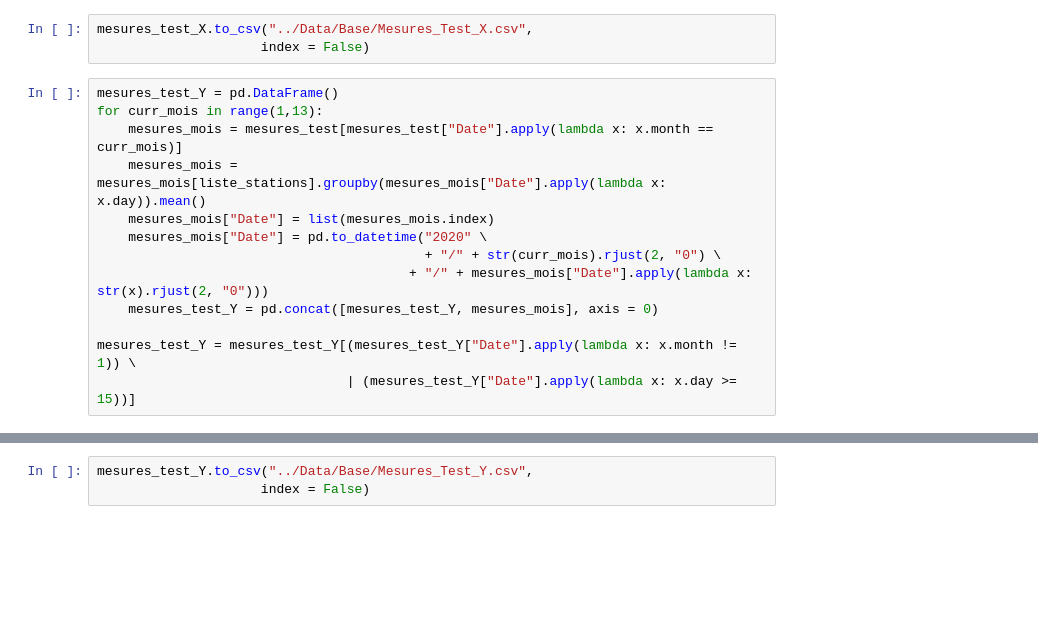
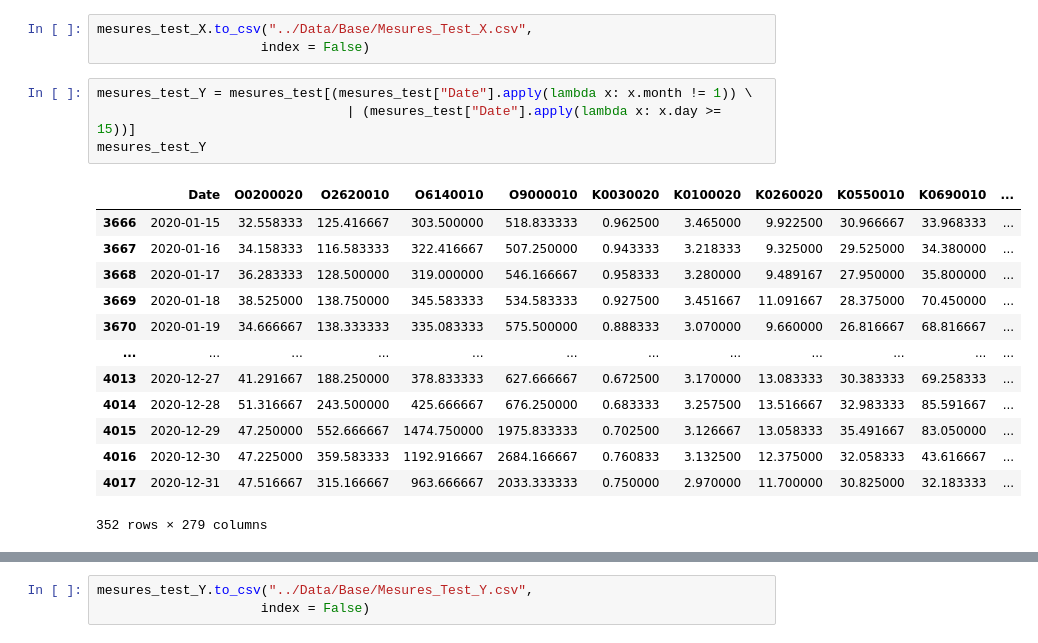
Before and after one commit to JlnZhou/ProjectML, a Jupyter notebook: Cadre.ipynb, the cells around one changed output, grey strips where cells are left out. Drawn from its saved outputs; the diff is of its cells as text; blank space fills up the shorter version.

```diff
--- a/Cadre.ipynb
+++ b/Cadre.ipynb
@@ -83,15 +83,20 @@ mesures_test_X
 mesures_test_X.to_csv("../Data/Base/Mesures_Test_X.csv",
                      index = False)
 # %%
-mesures_test_Y = pd.DataFrame()
-for curr_mois in range(1,13):
-    mesures_mois = mesures_test[mesures_test["Date"].apply(lambda x: x.month == curr_mois)]
-    mesures_mois = mesures_mois[liste_stations].groupby(mesures_mois["Date"].apply(lambda x: x.day)).mean()
-    mesures_mois["Date"] = list(mesures_mois.index)
-    mesures_mois["Date"] = pd.to_datetime("2020" \
-                                          + "/" + str(curr_mois).rjust(2, "0") \
-                                        + "/" + mesures_mois["Date"].apply(lambda x: str(x).rjust(2, "0")))
-    mesures_test_Y = pd.concat([mesures_test_Y, mesures_mois], axis = 0)
-
-mesures_test_Y = mesures_test_Y[(mesures_test_Y["Date"].apply(lambda x: x.month != 1)) \
-                                | (mesures_test_Y["Date"].apply(lambda x: x.day >= 15))]
+mesures_test_Y = mesures_test[(mesures_test["Date"].apply(lambda x: x.month != 1)) \
+                                | (mesures_test["Date"].apply(lambda x: x.day >= 15))]
+mesures_test_Y
+# %% [output]
+|  | Date | O0200020 | O2620010 | O6140010 | O9000010 | K0030020 | K0100020 | K0260020 | K0550010 | K0690010 | ... |
+| 3666 | 2020-01-15 | 32.558333 | 125.416667 | 303.500000 | 518.833333 | 0.962500 | 3.465000 | 9.922500 | 30.966667 | 33.968333 | ... |
+| 3667 | 2020-01-16 | 34.158333 | 116.583333 | 322.416667 | 507.250000 | 0.943333 | 3.218333 | 9.325000 | 29.525000 | 34.380000 | ... |
+| 3668 | 2020-01-17 | 36.283333 | 128.500000 | 319.000000 | 546.166667 | 0.958333 | 3.280000 | 9.489167 | 27.950000 | 35.800000 | ... |
+| 3669 | 2020-01-18 | 38.525000 | 138.750000 | 345.583333 | 534.583333 | 0.927500 | 3.451667 | 11.091667 | 28.375000 | 70.450000 | ... |
+| 3670 | 2020-01-19 | 34.666667 | 138.333333 | 335.083333 | 575.500000 | 0.888333 | 3.070000 | 9.660000 | 26.816667 | 68.816667 | ... |
+| ... | ... | ... | ... | ... | ... | ... | ... | ... | ... | ... | ... |
+| 4013 | 2020-12-27 | 41.291667 | 188.250000 | 378.833333 | 627.666667 | 0.672500 | 3.170000 | 13.083333 | 30.383333 | 69.258333 | ... |
+| 4014 | 2020-12-28 | 51.316667 | 243.500000 | 425.666667 | 676.250000 | 0.683333 | 3.257500 | 13.516667 | 32.983333 | 85.591667 | ... |
+| 4015 | 2020-12-29 | 47.250000 | 552.666667 | 1474.750000 | 1975.833333 | 0.702500 | 3.126667 | 13.058333 | 35.491667 | 83.050000 | ... |
+| 4016 | 2020-12-30 | 47.225000 | 359.583333 | 1192.916667 | 2684.166667 | 0.760833 | 3.132500 | 12.375000 | 32.058333 | 43.616667 | ... |
+| 4017 | 2020-12-31 | 47.516667 | 315.166667 | 963.666667 | 2033.333333 | 0.750000 | 2.970000 | 11.700000 | 30.825000 | 32.183333 | ... |
+352 rows × 279 columns
```
Also changed, not shown: parts of 9 cells of this notebook, 1 other file.
